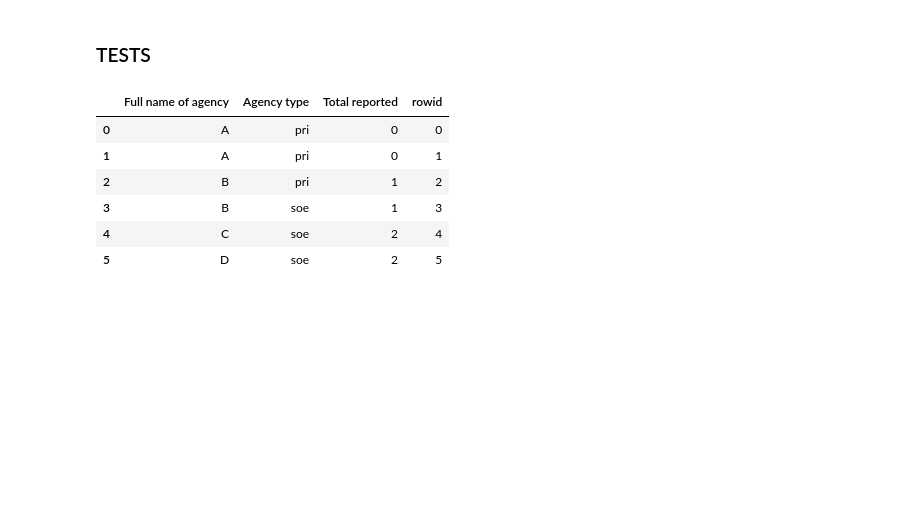
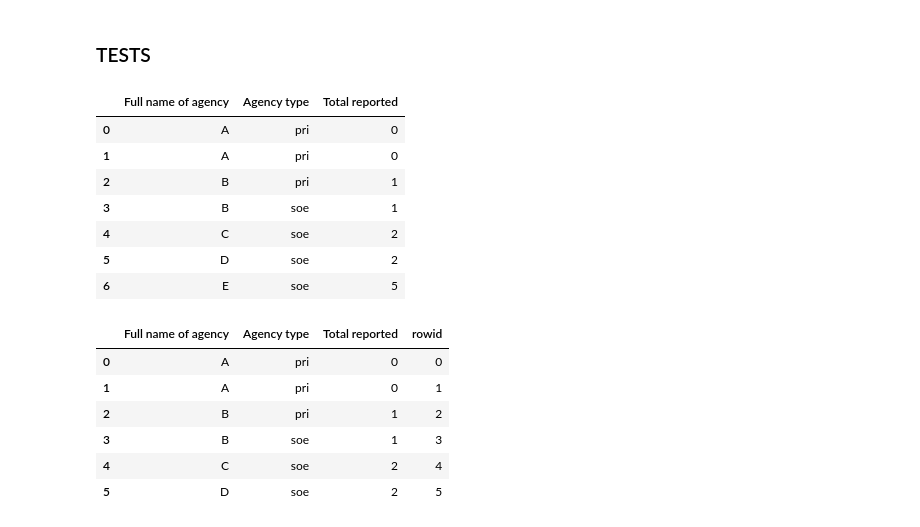
Before and after one commit to civicliteracies/EITI_SDT_data_verification_and_validation, a Jupyter notebook: 02 - Duplication and coherence.ipynb, the cells around one changed output. Saved outputs shown, nothing was run; the diff lists cells and outputs as text; code cells hidden in the pictures; blank space fills up the shorter version.

```diff
--- a/02 - Duplication and coherence.ipynb
+++ b/02 - Duplication and coherence.ipynb
@@ -727,6 +743,23 @@ diff_perc
 | 70 | Guatemala | 2017 | nan |
 # %% [markdown]
 ### TESTS
+# %%
+sample = pd.DataFrame({
+    "Full name of agency": ["A", "A", "B", "B", "C", "D", "E"],
+    "Agency type": ["pri", "pri", "pri", "soe", "soe", "soe", "soe"],
+    "Total reported": [0, 0, 1, 1, 2, 2, 5]
+})
+
+sample
+# %% [output]
+|  | Full name of agency | Agency type | Total reported |
+| 0 | A | pri | 0 |
+| 1 | A | pri | 0 |
+| 2 | B | pri | 1 |
+| 3 | B | soe | 1 |
+| 4 | C | soe | 2 |
+| 5 | D | soe | 2 |
+| 6 | E | soe | 5 |
 # %%
 # SAMPLE TEST
 sample = pd.DataFrame({
```
Also changed, not shown: parts of 4 cells of this notebook.
